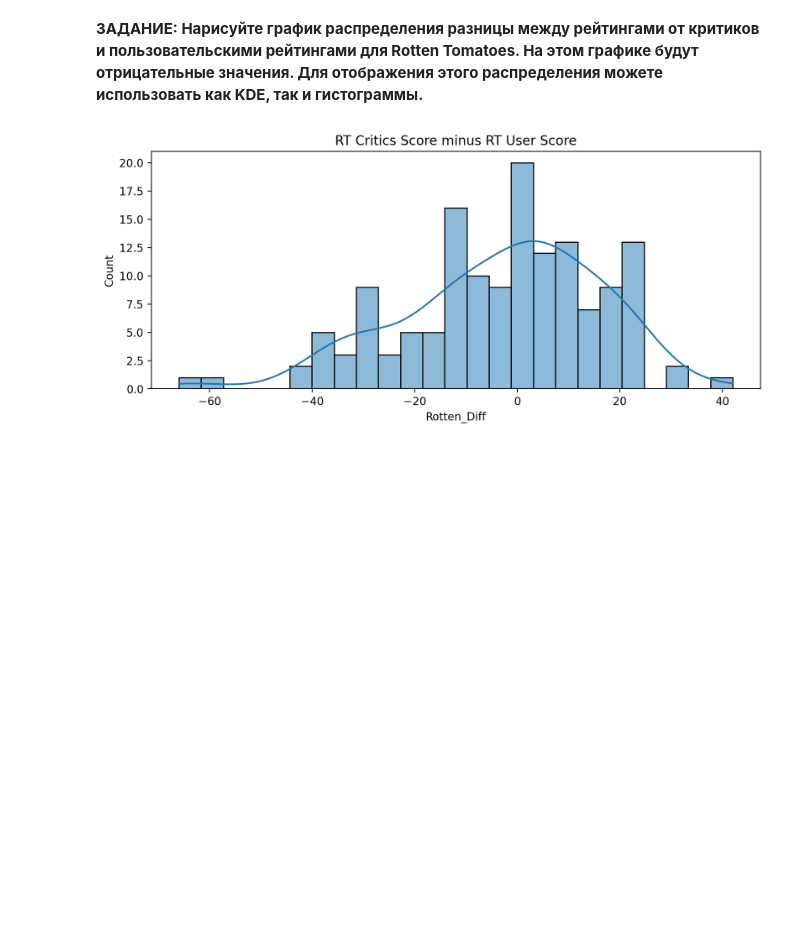
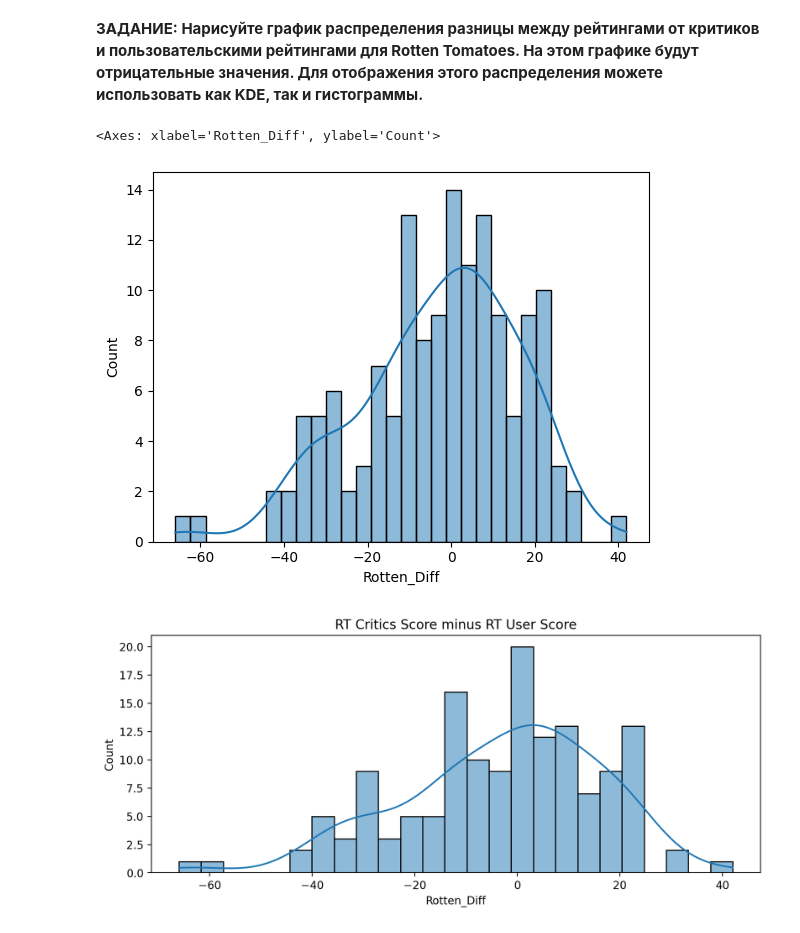
Before and after one commit to giulerg/IBM-labs, a Jupyter notebook: 00-Capstone-Project.ipynb, the cells around one changed output. Cells and saved outputs as stored; diff of their text form; code cells hidden in the pictures; blank space fills up the shorter version.

```diff
--- a/00-Capstone-Project.ipynb
+++ b/00-Capstone-Project.ipynb
@@ -372,3 +380,5 @@ memory usage: 9.2+ KB
 **ЗАДАНИЕ: Создайте новую колонку, в которой сохраните разницу между рейтингом от критиков и пользовательским рейтингом для Rotten Tomatoes. Используйте формулу RottenTomatoes-RottenTomatoes_User.**
 # %%
 # НАПИШИТЕ ВАШ КОД В ЭТОЙ ЯЧЕЙКЕ!
+all_sites['Rotten_Diff'] = all_sites['RottenTomatoes'] - all_sites['RottenTomatoes_User']
+all_sites
@@ -385,6 +409,10 @@ memory usage: 9.2+ KB
 **ЗАДАНИЕ: Нарисуйте график распределения разницы между рейтингами от критиков и пользовательскими рейтингами для Rotten Tomatoes. На этом графике будут отрицательные значения. Для отображения этого распределения можете использовать как KDE, так и гистограммы.**
 # %%
 # НАПИШИТЕ ВАШ КОД В ЭТОЙ ЯЧЕЙКЕ!
+sns.histplot(x='Rotten_Diff', data=all_sites, kde=True, bins=30)
+# %% [output]
+<Axes: xlabel='Rotten_Diff', ylabel='Count'>
+[figure, added]
 # %%
 # %% [output]
 [figure]
```
Also changed, not shown: parts of 52 cells of this notebook, 2 other files.
